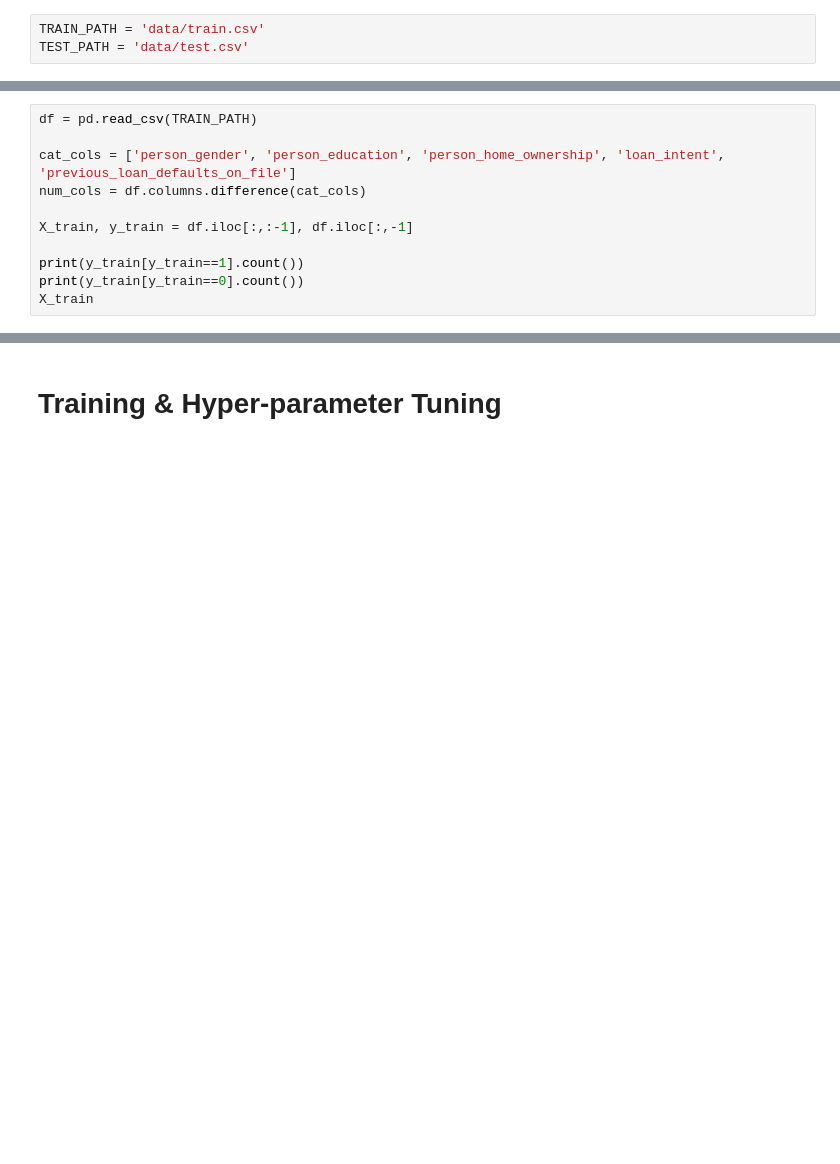
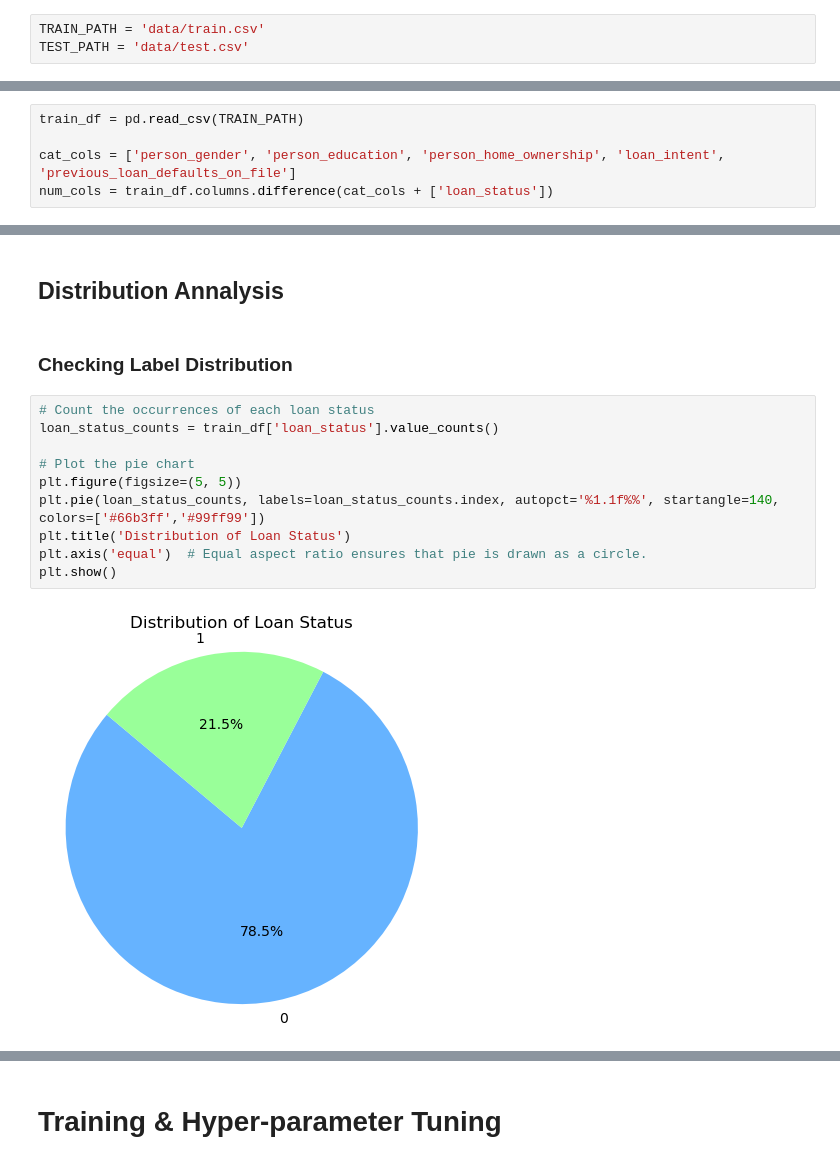
Before and after one commit to hienvm/ml-team1, a Jupyter notebook: final_model.ipynb, the cells around one changed output, grey strips where cells are left out. Cells and saved outputs as stored; diff of their text form; blank space fills up the shorter version.

```diff
--- a/final_model.ipynb
+++ b/final_model.ipynb
@@ -19,11 +39,5 @@ np.random.seed(0)
 # %%
-df = pd.read_csv(TRAIN_PATH)
+train_df = pd.read_csv(TRAIN_PATH)
 
 cat_cols = ['person_gender', 'person_education', 'person_home_ownership', 'loan_intent', 'previous_loan_defaults_on_file']
-num_cols = df.columns.difference(cat_cols)
-
-X_train, y_train = df.iloc[:,:-1], df.iloc[:,-1]
-
-print(y_train[y_train==1].count())
-print(y_train[y_train==0].count())
-X_train
+num_cols = train_df.columns.difference(cat_cols + ['loan_status'])
@@ -45,0 +85,16 @@ X_train
+# %% [markdown]
+## Distribution Annalysis
+# %% [markdown]
+### Checking Label Distribution
+# %%
+# Count the occurrences of each loan status
+loan_status_counts = train_df['loan_status'].value_counts()
+
+# Plot the pie chart
+plt.figure(figsize=(5, 5))
+plt.pie(loan_status_counts, labels=loan_status_counts.index, autopct='%1.1f%%', startangle=140, colors=['#66b3ff','#99ff99'])
+plt.title('Distribution of Loan Status')
+plt.axis('equal')  # Equal aspect ratio ensures that pie is drawn as a circle.
+plt.show()
+# %% [output]
+[figure, added]
```
Also changed, not shown: parts of 62 cells of this notebook, 5 other files.
